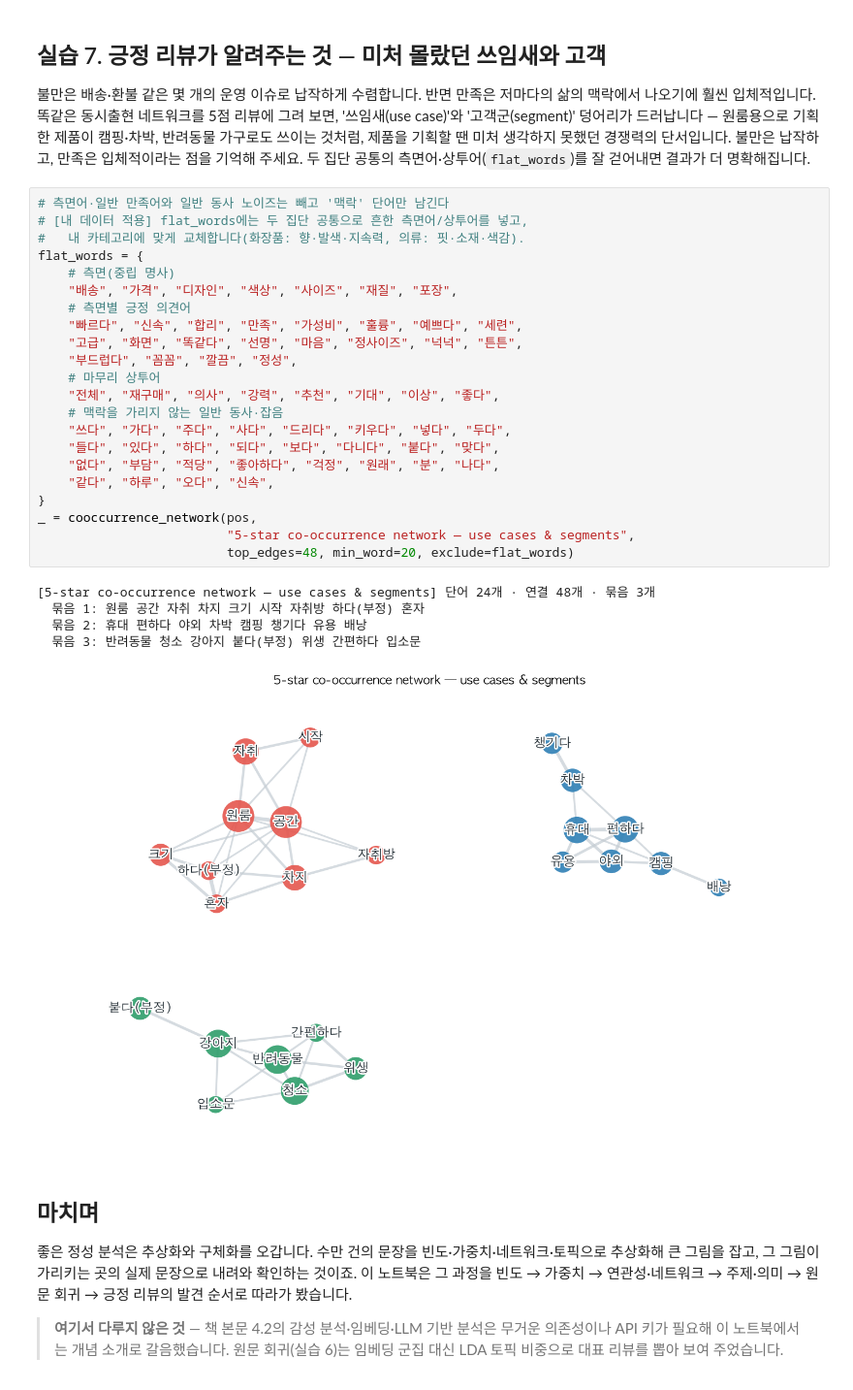
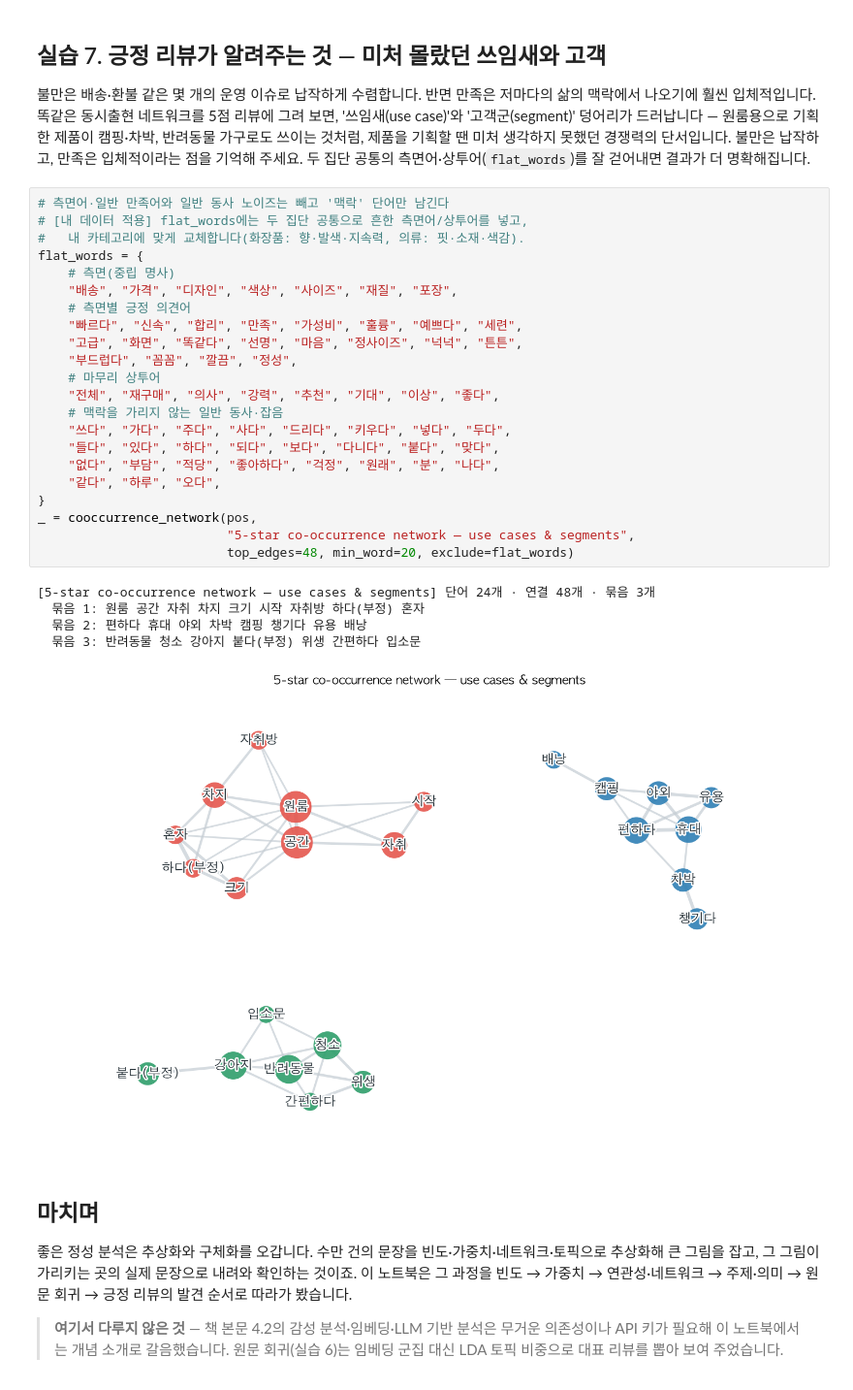
Before and after one commit to duilee/data_analysis_101, a Jupyter notebook: chapters/10_숫자가_말해주지_않는_Why를_읽는_법/review_analysis.ipynb, the cells around one changed output. Shown at 97% size. Saved outputs shown, nothing was run; the diff lists cells and outputs as text.

```diff
--- a/chapters/10_숫자가_말해주지_않는_Why를_읽는_법/review_analysis.ipynb
+++ b/chapters/10_숫자가_말해주지_않는_Why를_읽는_법/review_analysis.ipynb
@@ -816,31 +818,31 @@ rep.style.hide(axis="index") \
 # %%
 # 측면어·일반 만족어와 일반 동사 노이즈는 빼고 '맥락' 단어만 남긴다
 # [내 데이터 적용] flat_words에는 두 집단 공통으로 흔한 측면어/상투어를 넣고,
 #   내 카테고리에 맞게 교체합니다(화장품: 향·발색·지속력, 의류: 핏·소재·색감).
 flat_words = {
     # 측면(중립 명사)
     "배송", "가격", "디자인", "색상", "사이즈", "재질", "포장",
     # 측면별 긍정 의견어
     "빠르다", "신속", "합리", "만족", "가성비", "훌륭", "예쁘다", "세련",
     "고급", "화면", "똑같다", "선명", "마음", "정사이즈", "넉넉", "튼튼",
     "부드럽다", "꼼꼼", "깔끔", "정성",
     # 마무리 상투어
     "전체", "재구매", "의사", "강력", "추천", "기대", "이상", "좋다",
     # 맥락을 가리지 않는 일반 동사·잡음
     "쓰다", "가다", "주다", "사다", "드리다", "키우다", "넣다", "두다",
     "들다", "있다", "하다", "되다", "보다", "다니다", "붙다", "맞다",
     "없다", "부담", "적당", "좋아하다", "걱정", "원래", "분", "나다",
-    "같다", "하루", "오다", "신속",
+    "같다", "하루", "오다",
 }
 _ = cooccurrence_network(pos,
                          "5-star co-occurrence network — use cases & segments",
                          top_edges=48, min_word=20, exclude=flat_words)
 # %% [output]
 [5-star co-occurrence network — use cases & segments] 단어 24개 · 연결 48개 · 묶음 3개
   묶음 1: 원룸 공간 자취 차지 크기 시작 자취방 하다(부정) 혼자
-  묶음 2: 휴대 편하다 야외 차박 캠핑 챙기다 유용 배낭
+  묶음 2: 편하다 휴대 야외 차박 캠핑 챙기다 유용 배낭
   묶음 3: 반려동물 청소 강아지 붙다(부정) 위생 간편하다 입소문
-[figure, old version]
+[figure, new version]
 # %% [markdown]
 ## 마치며
 
```
Also changed, not shown: parts of 4 cells of this notebook.
